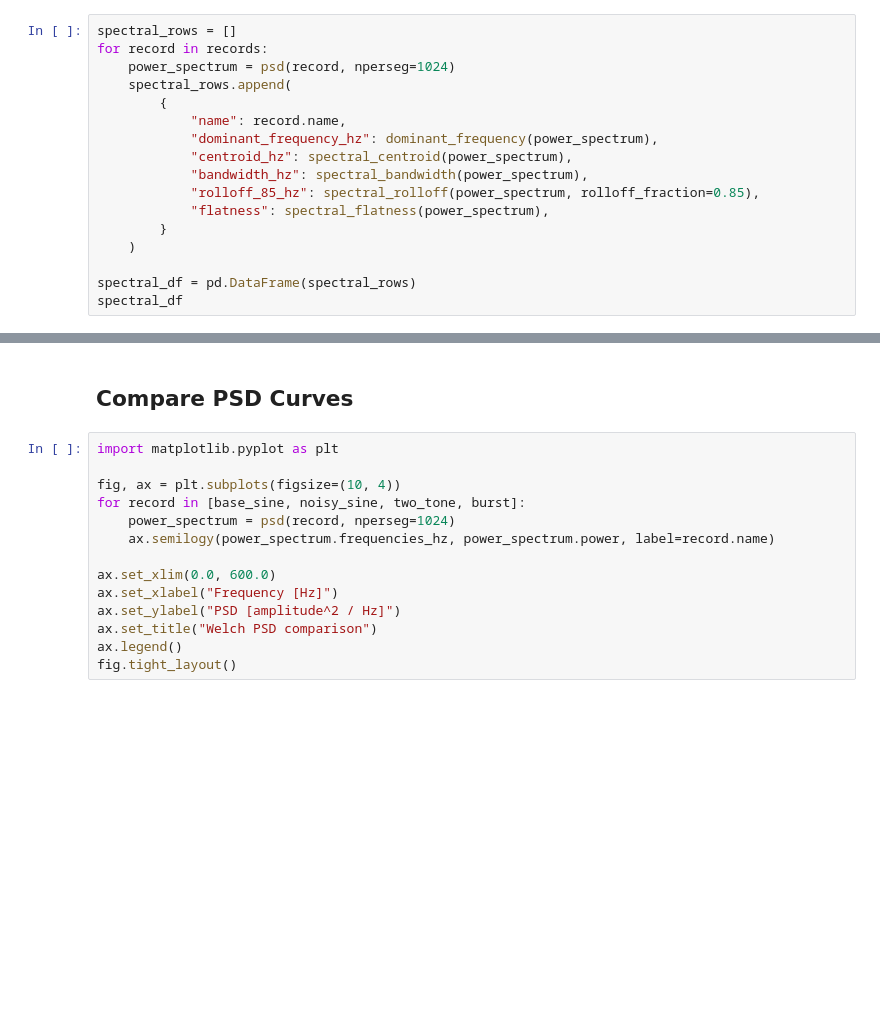
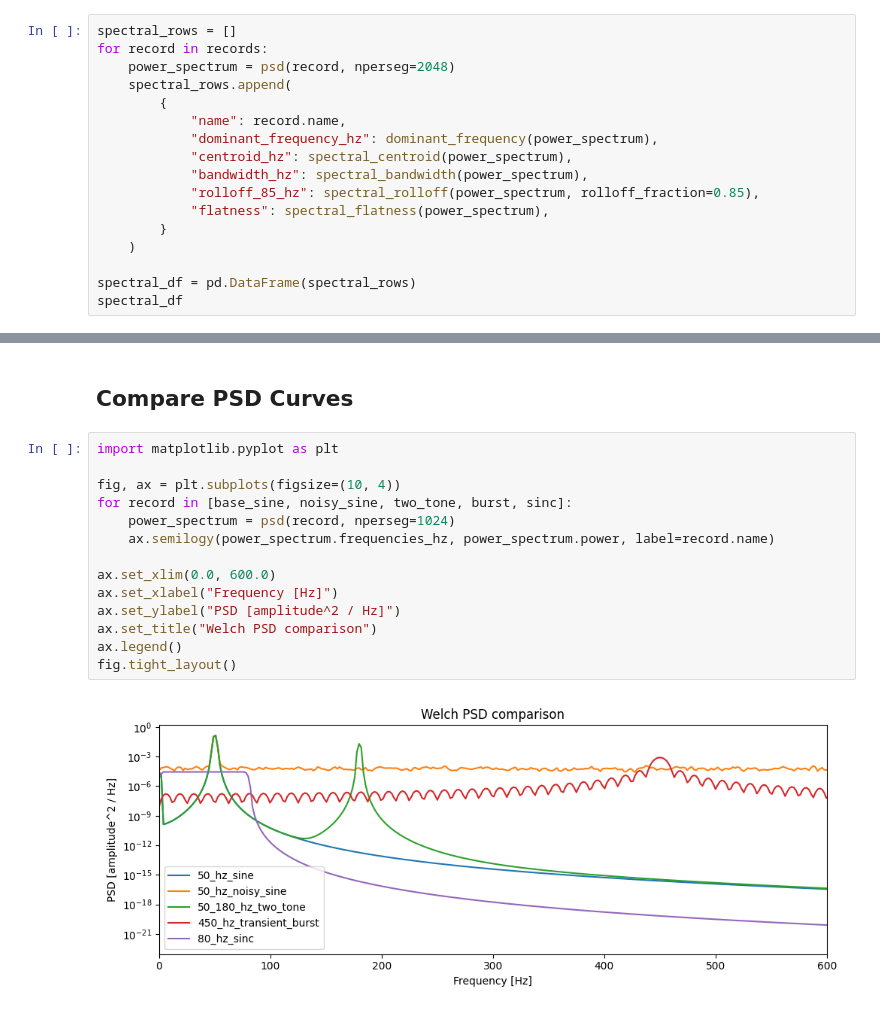
Before and after one commit to Jonas-Nm/signal_processing_prep, a Jupyter notebook: notebooks/02_dsp_foundations_examples.ipynb, the cells around one changed output, grey strips where cells are left out. Saved outputs shown, nothing was run; the diff lists cells and outputs as text; blank space fills up the shorter version.

```diff
--- a/notebooks/02_dsp_foundations_examples.ipynb
+++ b/notebooks/02_dsp_foundations_examples.ipynb
@@ -269,7 +381,7 @@ PSD-based descriptors summarize where spectral power sits and how concentrated o
 # %%
 spectral_rows = []
 for record in records:
-    power_spectrum = psd(record, nperseg=1024)
+    power_spectrum = psd(record, nperseg=2048)
     spectral_rows.append(
         {
             "name": record.name,
@@ -378,14 +522,16 @@ fig.tight_layout()
 # %%
 import matplotlib.pyplot as plt
 
 fig, ax = plt.subplots(figsize=(10, 4))
-for record in [base_sine, noisy_sine, two_tone, burst]:
+for record in [base_sine, noisy_sine, two_tone, burst, sinc]:
     power_spectrum = psd(record, nperseg=1024)
     ax.semilogy(power_spectrum.frequencies_hz, power_spectrum.power, label=record.name)
 
 ax.set_xlim(0.0, 600.0)
 ax.set_xlabel("Frequency [Hz]")
 ax.set_ylabel("PSD [amplitude^2 / Hz]")
 ax.set_title("Welch PSD comparison")
 ax.legend()
 fig.tight_layout()
+# %% [output]
+[figure, added]
```
Also changed, not shown: parts of 16 cells of this notebook, 1 other file.
